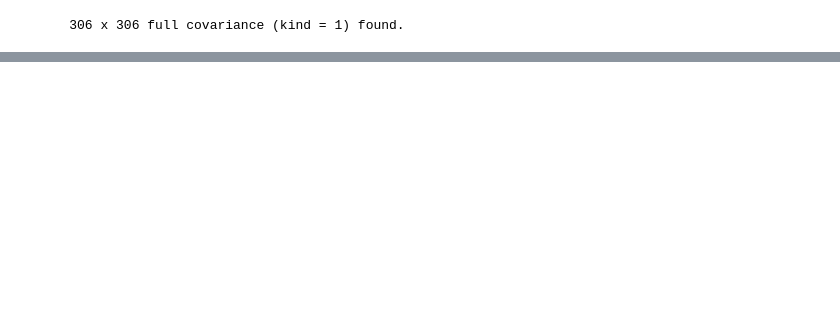
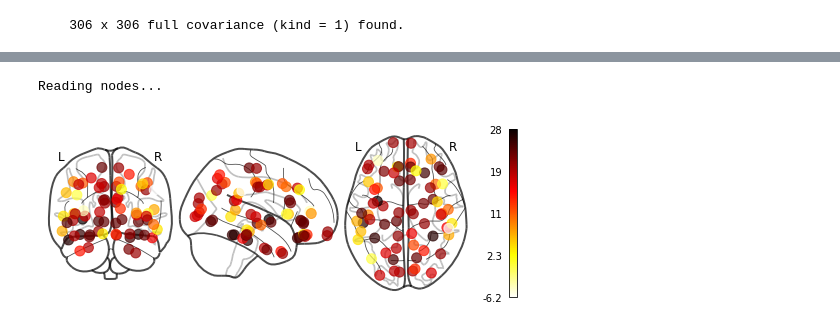
Before and after one commit to 1101AlexZab1011/NodesEstimation, a Jupyter notebook: pipeline.ipynb, the cells around one changed output, grey strips where cells are left out. Drawn from its saved outputs; the diff is of its cells as text; code cells hidden in the pictures; blank space fills up the shorter version.

```diff
--- a/pipeline.ipynb
+++ b/pipeline.ipynb
@@ -512,7 +508,7 @@ if os.path.isfile(res_cov_file):
 
 else:
     print('PIPELINE: Noise covariance not found, creating a new one...')
-    noise_cov = mne.compute_covariance(epochs.copy().pick_types(meg=True, eeg=False, eog=False), tmin=epochs_tmin, tmax=0,
+    noise_cov = mne.compute_covariance(epochs.copy().pick_types(meg=True, eeg=False, eog=False), tmin=-1, tmax=0,
                                        method='empirical')
     path = res_cov_folder
 
@@ -527,7 +523,7 @@ if os.path.isfile(res_inv_file):
 
 else:
     print('PIPELINE: Inverse operator not found, creating a new one...')
-    inv = mne.minimum_norm.make_inverse_operator(raw.info, fwd, noise_cov)
+    inv = mne.minimum_norm.make_inverse_operator(epochs.info, fwd, noise_cov, depth=None, fixed=False)
     path = res_inv_folder
 
     mkdir(path)
@@ -552,15 +548,22 @@ Reading inverse operator decomposition from ./Pipeline/B1C2/Inv/raw_inv.fif...
     2 source spaces read
     Source spaces transformed to the inverse solution coordinate frame
 # %%
-if os.path.isfile(res_sLORETA_file_lh) and os.path.isfile(res_sLORETA_file_rh):
-    stc = mne.read_source_estimate(res_sLORETA_file_lh)
-    stc.__add__(mne.read_source_estimate(res_sLORETA_file_rh))
+
+
+if os.path.isfile(res_sLORETA_file):
+    print('Reading sLORETA solution...')
+    stc = pickle.load(open(res_sLORETA_file, 'rb'))
+    print('sLORETA has been read')
 
 else:
     print('PIPELINE: sLORETA not found, creating a new one...')
-    stc = mne.minimum_norm.apply_inverse(evoked[0], inv, lambda2, 'sLORETA')
+    stc = mne.minimum_norm.apply_inverse_epochs(epochs,
+                                         inv,
+                                         lambda2,
+                                         'sLORETA',
+                                         pick_ori=None
+                                         )
     path = res_sLORETA_folder
 
     mkdir(path)
-
-    stc.save(res_sLORETA_file)
+    pickle.dump(stc, open(res_sLORETA_file, 'wb'))
@@ -576,0 +573,16 @@ f = np.fft.fftfreq(400, 1/200)
+# %%
+labels_parc = mne.read_labels_from_annot(subject, parc='aparc', subjects_dir=subjects_dir)
+
+# label_tc = stc.extract_label_time_course(labels_parc, src=inv['src'], mode='mean_flip')
+
+label_ts = mne.extract_label_time_course(stc, labels_parc, src, mode='mean_flip', allow_empty=True, return_generator=True)
+
+labels_aseg = mne.get_volume_labels_from_src(src, subject, subjects_dir)
+
+labels = labels_parc + labels_aseg
+
+label_names = [label.name for label in labels]
+
+lh_labels = [name for name in label_names if name.endswith('lh')]
+
+rh_labels = [name for name in label_names if name.endswith('rh')]
@@ -593,30 +693,33 @@ f = np.fft.fftfreq(400, 1/200)
 # %%
 if os.path.isfile(res_pearson_nodes_file):
     print('Reading nodes...')
     nodes = pickle.load(open(res_pearson_nodes_file, 'rb'))
 
 else:
     print('PIPELINE: Pearson\'s Nodes file not found, create a new one')
 
     if not os.path.exists(res_nodes_folder):
         mkdir(res_nodes_folder)
 
     nodes = []
-    n_strength, pearson_connectome = nodes_strength(label_tc, 'pearson')
+    n_strength, pearson_connectome = nodes_strength(label_ts, 'pearson')
 
     for i in range(len(n_strength)):
-        nodes.append(Node(label_tc[i, :], n_strength[i], labels[i], 'Pearson', pearson_connectome[i, :]))
+        nodes.append(Node(label_ts[i, :], n_strength[i], labels[i], 'Pearson', pearson_connectome[i, :]))
 
     pickle.dump(nodes, open(res_pearson_nodes_file, 'wb'))
 
 coordinates = []
 n_strength = []
 for node in nodes:
     coordinates.append(node.nilearn_coordinates)
     n_strength.append(node.strength)
 
 nplt.plot_markers(n_strength, coordinates, node_cmap='black_red_r')
 nplt.show()
+# %% [output]
+Reading nodes...
+[figure, added]
 # %%
 if os.path.isfile(res_plv_nodes_file):
     print('Reading nodes...')
```
Also changed, not shown: parts of 22 cells of this notebook.
